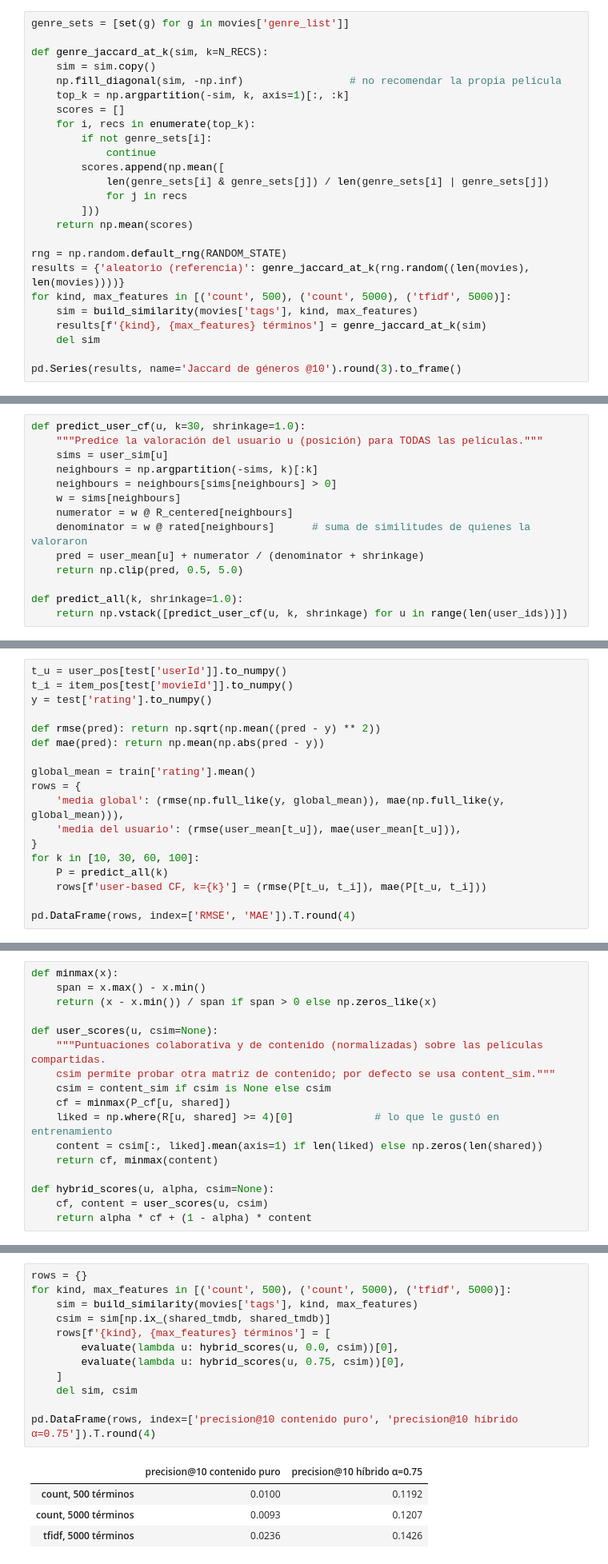
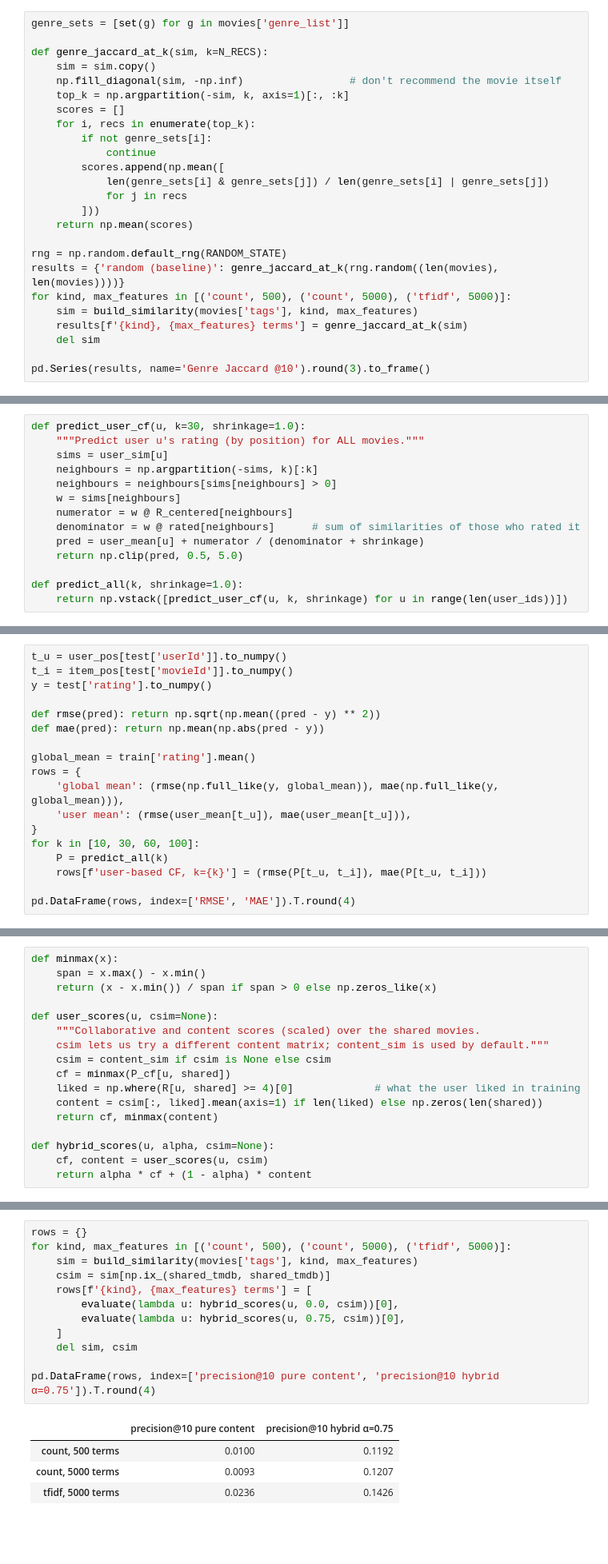
Before and after one commit to abarrio12/movie_recommender-main, a Jupyter notebook: analysis.ipynb, the cells around one changed output, grey strips where cells are left out. Shown at 80% size. Saved outputs shown, nothing was run; the diff lists cells and outputs as text; blank space fills up the shorter version.

```diff
--- a/analysis.ipynb
+++ b/analysis.ipynb
@@ -195,7 +232,7 @@ genre_sets = [set(g) for g in movies['genre_list']]
 
 def genre_jaccard_at_k(sim, k=N_RECS):
     sim = sim.copy()
-    np.fill_diagonal(sim, -np.inf)                 # no recomendar la propia película
+    np.fill_diagonal(sim, -np.inf)                 # don't recommend the movie itself
     top_k = np.argpartition(-sim, k, axis=1)[:, :k]
     scores = []
     for i, recs in enumerate(top_k):
@@ -208,11 +245,11 @@ def genre_jaccard_at_k(sim, k=N_RECS):
     return np.mean(scores)
 
 rng = np.random.default_rng(RANDOM_STATE)
-results = {'aleatorio (referencia)': genre_jaccard_at_k(rng.random((len(movies), len(movies))))}
+results = {'random (baseline)': genre_jaccard_at_k(rng.random((len(movies), len(movies))))}
 for kind, max_features in [('count', 500), ('count', 5000), ('tfidf', 5000)]:
     sim = build_similarity(movies['tags'], kind, max_features)
-    results[f'{kind}, {max_features} términos'] = genre_jaccard_at_k(sim)
+    results[f'{kind}, {max_features} terms'] = genre_jaccard_at_k(sim)
     del sim
 
-pd.Series(results, name='Jaccard de géneros @10').round(3).to_frame()
+pd.Series(results, name='Genre Jaccard @10').round(3).to_frame()
 # %% [output]
@@ -387,12 +424,12 @@ donde la suma recorre los vecinos que han valorado la película *i*. El término
 # %%
 def predict_user_cf(u, k=30, shrinkage=1.0):
-    """Predice la valoración del usuario u (posición) para TODAS las películas."""
+    """Predict user u's rating (by position) for ALL movies."""
     sims = user_sim[u]
     neighbours = np.argpartition(-sims, k)[:k]
     neighbours = neighbours[sims[neighbours] > 0]
     w = sims[neighbours]
     numerator = w @ R_centered[neighbours]
-    denominator = w @ rated[neighbours]      # suma de similitudes de quienes la valoraron
+    denominator = w @ rated[neighbours]      # sum of similarities of those who rated it
     pred = user_mean[u] + numerator / (denominator + shrinkage)
     return np.clip(pred, 0.5, 5.0)
 
@@ -413,8 +450,8 @@ def mae(pred): return np.mean(np.abs(pred - y))
 
 global_mean = train['rating'].mean()
 rows = {
-    'media global': (rmse(np.full_like(y, global_mean)), mae(np.full_like(y, global_mean))),
-    'media del usuario': (rmse(user_mean[t_u]), mae(user_mean[t_u])),
+    'global mean': (rmse(np.full_like(y, global_mean)), mae(np.full_like(y, global_mean))),
+    'user mean': (rmse(user_mean[t_u]), mae(user_mean[t_u])),
 }
 for k in [10, 30, 60, 100]:
     P = predict_all(k)
@@ -481,11 +518,11 @@ def minmax(x):
     return (x - x.min()) / span if span > 0 else np.zeros_like(x)
 
 def user_scores(u, csim=None):
-    """Puntuaciones colaborativa y de contenido (normalizadas) sobre las películas compartidas.
-    csim permite probar otra matriz de contenido; por defecto se usa content_sim."""
+    """Collaborative and content scores (scaled) over the shared movies.
+    csim lets us try a different content matrix; content_sim is used by default."""
     csim = content_sim if csim is None else csim
     cf = minmax(P_cf[u, shared])
-    liked = np.where(R[u, shared] >= 4)[0]             # lo que le gustó en entrenamiento
+    liked = np.where(R[u, shared] >= 4)[0]             # what the user liked in training
     content = csim[:, liked].mean(axis=1) if len(liked) else np.zeros(len(shared))
     return cf, minmax(content)
 
@@ -550,17 +587,17 @@ evaluación con cada vectorizador (contenido puro y el híbrido con α = 0.75).
 # %%
 rows = {}
 for kind, max_features in [('count', 500), ('count', 5000), ('tfidf', 5000)]:
     sim = build_similarity(movies['tags'], kind, max_features)
     csim = sim[np.ix_(shared_tmdb, shared_tmdb)]
-    rows[f'{kind}, {max_features} términos'] = [
+    rows[f'{kind}, {max_features} terms'] = [
         evaluate(lambda u: hybrid_scores(u, 0.0, csim))[0],
         evaluate(lambda u: hybrid_scores(u, 0.75, csim))[0],
     ]
     del sim, csim
 
-pd.DataFrame(rows, index=['precision@10 contenido puro', 'precision@10 híbrido α=0.75']).T.round(4)
+pd.DataFrame(rows, index=['precision@10 pure content', 'precision@10 hybrid α=0.75']).T.round(4)
 # %% [output]
-|  | precision@10 contenido puro | precision@10 híbrido α=0.75 |
-| count, 500 términos | 0.0100 | 0.1192 |
-| count, 5000 términos | 0.0093 | 0.1207 |
-| tfidf, 5000 términos | 0.0236 | 0.1426 |
+|  | precision@10 pure content | precision@10 hybrid α=0.75 |
+| count, 500 terms | 0.0100 | 0.1192 |
+| count, 5000 terms | 0.0093 | 0.1207 |
+| tfidf, 5000 terms | 0.0236 | 0.1426 |
```
Also changed, not shown: parts of 60 cells of this notebook, 9 other files.
